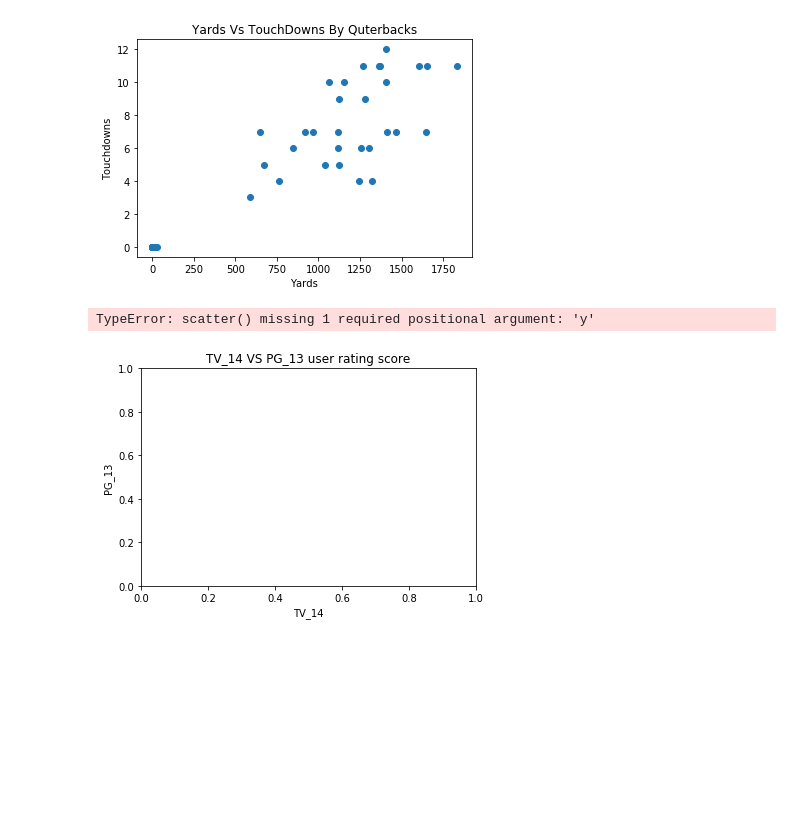
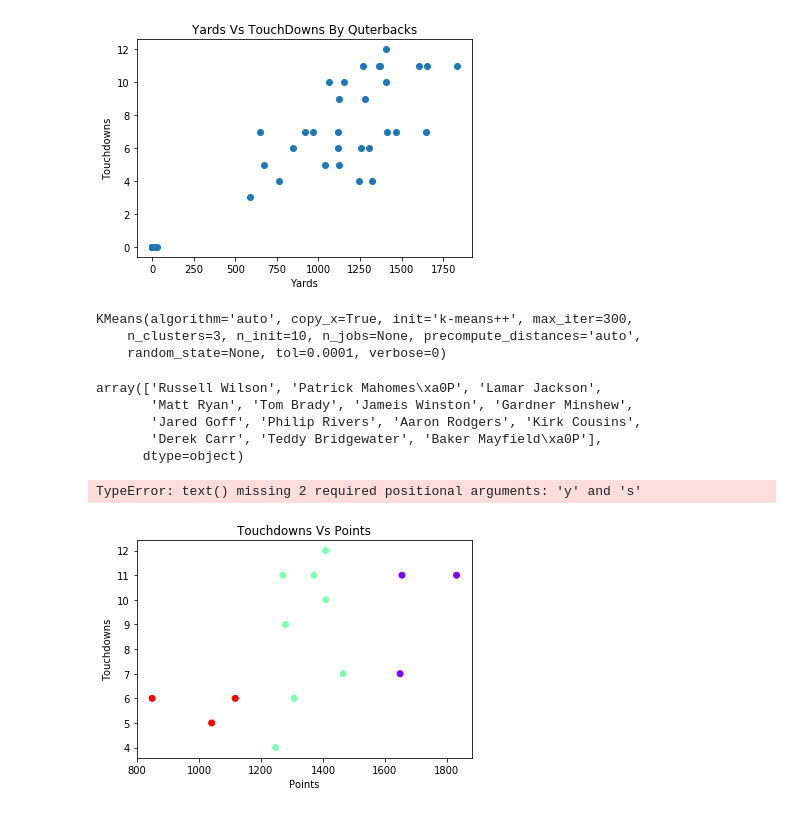
Before and after one commit to anuliyan/NFL-Fantacy, a Jupyter notebook: NFL_Fantacy-checkpoint.ipynb, the cells around one changed output. Drawn from its saved outputs; the diff is of its cells as text; code cells hidden in the pictures; blank space fills up the shorter version.

```diff
--- a/NFL_Fantacy-checkpoint.ipynb
+++ b/NFL_Fantacy-checkpoint.ipynb
@@ -95,0 +94,3 @@ X=list(zip(QB_YDS['Passing_YDS'],QB_YDS['Passing_TD']))
+# %%
+X=np.array(QB_YDS[['Passing_YDS','Passing_TD',]])
+name = np.array(QB_YDS['Player_Name'])
@@ -106,18 +110,9 @@ from sklearn.cluster import SpectralClustering
 n_clusters=3
 
 # Declare and fit the model.
-sc = SpectralClustering(n_clusters=n_clusters)
-sc.fit(X)
-
-#Predicted clusters.
-predict=sc.fit_predict(X)
-
-#Graph results.
-plt.title('TV_14 VS PG_13 user rating score')
-plt.xlabel('TV_14')
-plt.ylabel('PG_13')
-plt.scatter(X_pca, c=predict)
-plt.show()
+Kmeans_3 = KMeans(n_clusters)
+Kmeans_3.fit(X)
 # %% [output]
-TypeError: scatter() missing 1 required positional argument: 'y'
+KMeans(algorithm='auto', copy_x=True, init='k-means++', max_iter=300,
+    n_clusters=3, n_init=10, n_jobs=None, precompute_distances='auto',
+    random_state=None, tol=0.0001, verbose=0)
-[figure, removed]
@@ -123,0 +122,19 @@ TypeError: scatter() missing 1 required positional argument: 'y'
+# %%
+name
+# %% [output]
+array(['Russell Wilson', 'Patrick Mahomes\xa0P', 'Lamar Jackson',
+       'Matt Ryan', 'Tom Brady', 'Jameis Winston', 'Gardner Minshew',
+       'Jared Goff', 'Philip Rivers', 'Aaron Rodgers', 'Kirk Cousins',
+       'Derek Carr', 'Teddy Bridgewater', 'Baker Mayfield\xa0P'],
+      dtype=object)
+# %%
+plt.title('Touchdowns Vs Points')
+plt.xlabel('Points')
+plt.ylabel('Touchdowns')
+plt.scatter(X[:,0], X[:,1], c=Kmeans_3.labels_, cmap='rainbow')
+plt.text(X[:2], fontsize=9)
+plt.scatter(Kmeans_3.cluster_centers_[:,0],Kmeans_3.cluster_centers_[:,1], color='black')
+plt.show()
+# %% [output]
+TypeError: text() missing 2 required positional arguments: 'y' and 's'
+[figure, added]
```
Also changed, not shown: parts of 9 cells of this notebook.
